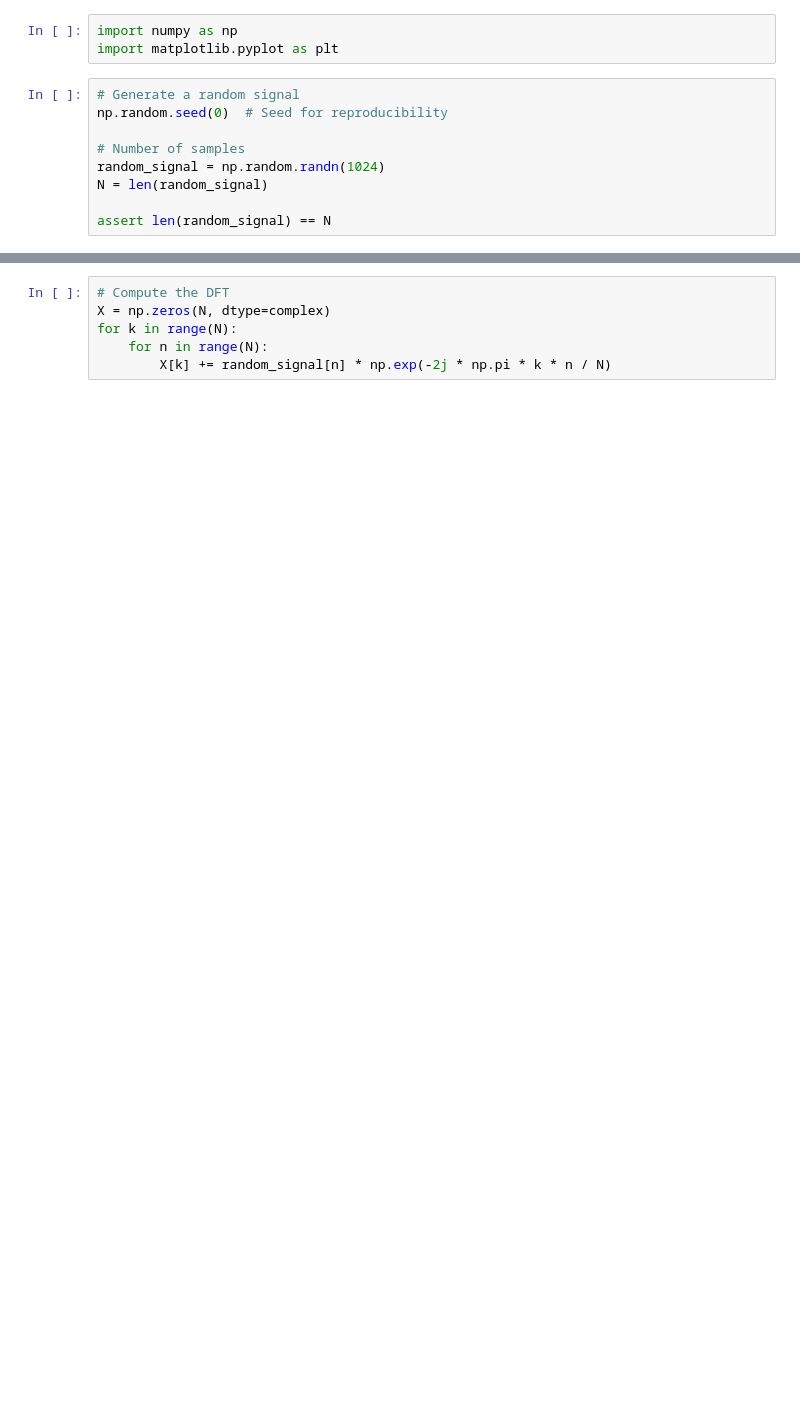
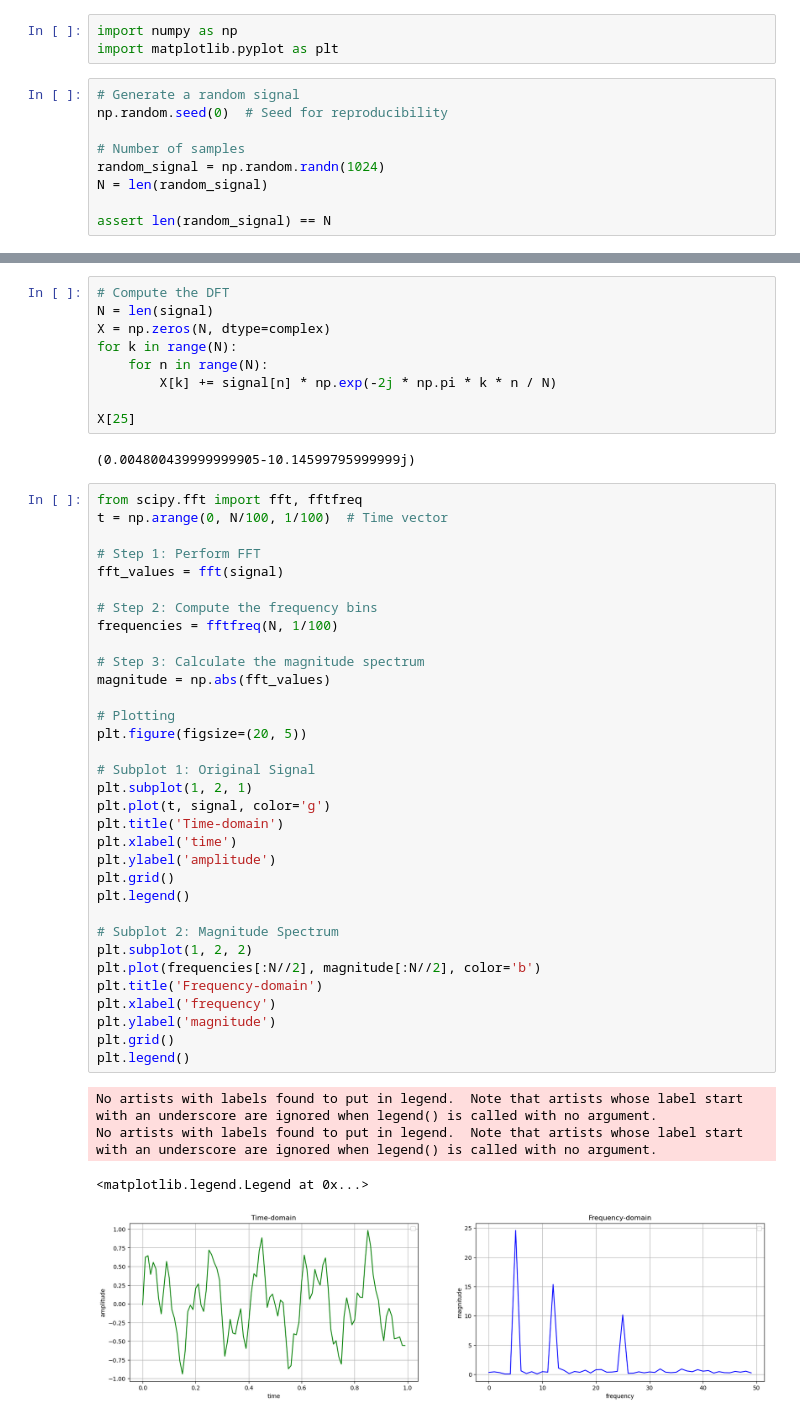
Before and after one commit to FrediWa/masters-thesis, a Jupyter notebook: code/dft.ipynb, the cells around one changed output, grey strips where cells are left out. Saved outputs shown, nothing was run; the diff lists cells and outputs as text; blank space fills up the shorter version.

```diff
--- a/code/dft.ipynb
+++ b/code/dft.ipynb
@@ -13,9 +43,52 @@ assert len(random_signal) == N
 # %%
 # Compute the DFT
+N = len(signal)
 X = np.zeros(N, dtype=complex)
 for k in range(N):
     for n in range(N):
-        X[k] += random_signal[n] * np.exp(-2j * np.pi * k * n / N)
+        X[k] += signal[n] * np.exp(-2j * np.pi * k * n / N)
+
+X[25]
+# %% [output]
+(0.004800439999999905-10.14599795999999j)
+# %%
+from scipy.fft import fft, fftfreq
+t = np.arange(0, N/100, 1/100)  # Time vector
+
+# Step 1: Perform FFT
+fft_values = fft(signal)
+
+# Step 2: Compute the frequency bins
+frequencies = fftfreq(N, 1/100)
+
+# Step 3: Calculate the magnitude spectrum
+magnitude = np.abs(fft_values)
+
+# Plotting
+plt.figure(figsize=(20, 5))
+
+# Subplot 1: Original Signal
+plt.subplot(1, 2, 1)
+plt.plot(t, signal, color='g')
+plt.title('Time-domain')
+plt.xlabel('time')
+plt.ylabel('amplitude')
+plt.grid()
+plt.legend()
+
+# Subplot 2: Magnitude Spectrum
+plt.subplot(1, 2, 2)
+plt.plot(frequencies[:N//2], magnitude[:N//2], color='b')
+plt.title('Frequency-domain')
+plt.xlabel('frequency')
+plt.ylabel('magnitude')
+plt.grid()
+plt.legend()
+# %% [output]
+No artists with labels found to put in legend.  Note that artists whose label start with an underscore are ignored when legend() is called with no argument.
+No artists with labels found to put in legend.  Note that artists whose label start with an underscore are ignored when legend() is called with no argument.
+<matplotlib.legend.Legend at 0x...>
+[figure, added]
 # %%
 
 # Plot the random signal
```
Also changed, not shown: parts of 7 cells of this notebook, 8 other files.
